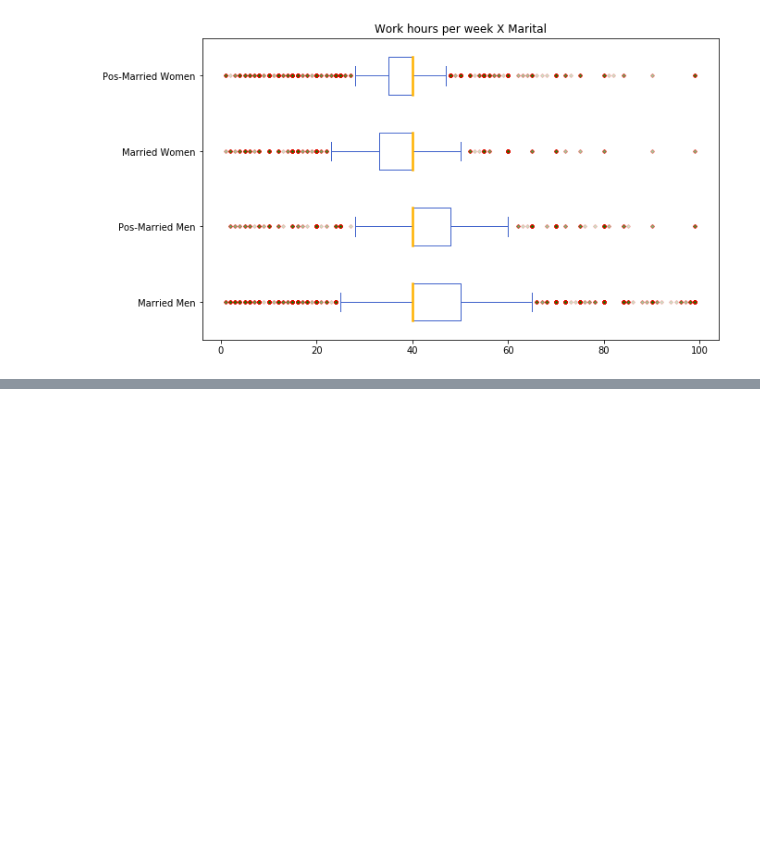
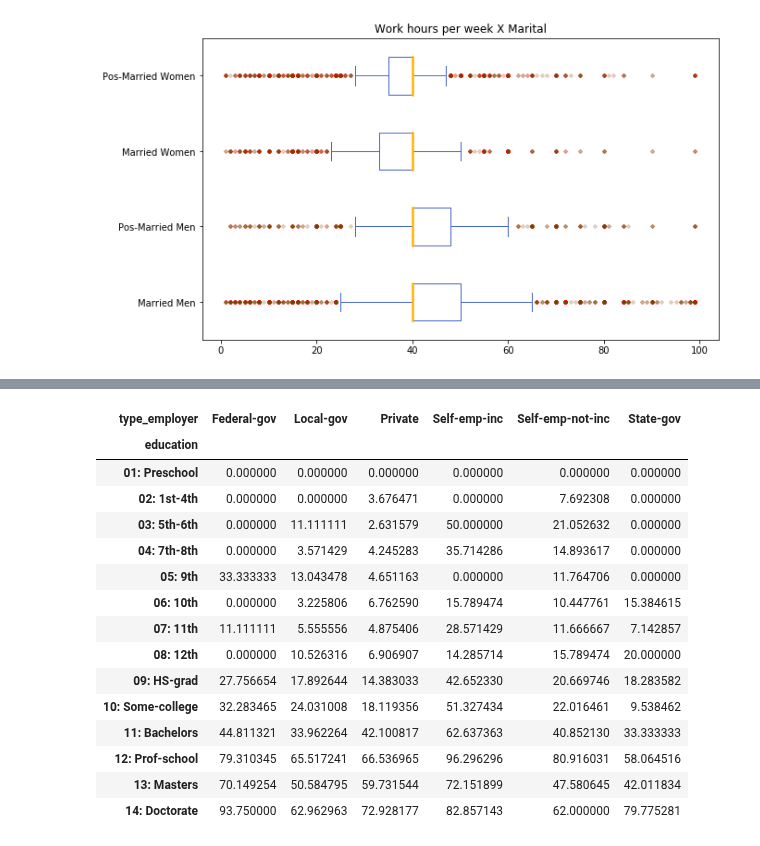
Before and after one commit to Pedalves/DataScience, a Jupyter notebook: ExploratoryDataAnalysis.ipynb, the cells around one changed output, grey strips where cells are left out. Cells and saved outputs as stored; diff of their text form; code cells hidden in the pictures; blank space fills up the shorter version.

```diff
--- a/ExploratoryDataAnalysis.ipynb
+++ b/ExploratoryDataAnalysis.ipynb
@@ -364,0 +390,4 @@ plt.show()
+# %%
+# Questão 4.1 - Obtendo apenas a parte que nos interessa do Data Frame original
+df_edu_workclass = df[['education','type_employer', 'income']]
+df_edu_workclass.head()
@@ -364,0 +493,5 @@ plt.show()
+# %%
+# Questão 4.4 - Renomeando colunas
+
+se_edu_workclass.columns = ['education', 'type_employer', '>50k_factor', 'count']
+se_edu_workclass.head()
@@ -364,0 +505,37 @@ plt.show()
+# %%
+# Questão 4.5 - Preparando dados para plotar
+
+import seaborn as sns
+
+# Criando Pivot Table para usar no heatMap
+pivot_edu_workclass = se_edu_workclass.pivot(index='education', columns='type_employer', values='>50k_factor' )
+
+# Removendo Dados que Nao Sabemos Avaliar
+pivot_edu_workclass.drop(['Never-worked'], axis = 1, inplace = True)
+pivot_edu_workclass.drop(['Without-pay'], axis = 1, inplace = True)
+pivot_edu_workclass.drop(['?'], axis = 1, inplace = True)
+
+pivot_edu_workclass.drop(['00: Assoc-acdm'], axis = 0, inplace = True)
+pivot_edu_workclass.drop(['00: Assoc-voc'], axis = 0, inplace = True)
+
+# Trocando NaN por 0
+pivot_edu_workclass.fillna(0, inplace=True)
+
+pivot_edu_workclass
+# %% [output]
+| type_employer | Federal-gov | Local-gov | Private | Self-emp-inc | Self-emp-not-inc | State-gov |
+| education |  |  |  |  |  |  |
+| 01: Preschool | 0.000000 | 0.000000 | 0.000000 | 0.000000 | 0.000000 | 0.000000 |
+| 02: 1st-4th | 0.000000 | 0.000000 | 3.676471 | 0.000000 | 7.692308 | 0.000000 |
+| 03: 5th-6th | 0.000000 | 11.111111 | 2.631579 | 50.000000 | 21.052632 | 0.000000 |
+| 04: 7th-8th | 0.000000 | 3.571429 | 4.245283 | 35.714286 | 14.893617 | 0.000000 |
+| 05: 9th | 33.333333 | 13.043478 | 4.651163 | 0.000000 | 11.764706 | 0.000000 |
+| 06: 10th | 0.000000 | 3.225806 | 6.762590 | 15.789474 | 10.447761 | 15.384615 |
+| 07: 11th | 11.111111 | 5.555556 | 4.875406 | 28.571429 | 11.666667 | 7.142857 |
+| 08: 12th | 0.000000 | 10.526316 | 6.906907 | 14.285714 | 15.789474 | 20.000000 |
+| 09: HS-grad | 27.756654 | 17.892644 | 14.383033 | 42.652330 | 20.669746 | 18.283582 |
+| 10: Some-college | 32.283465 | 24.031008 | 18.119356 | 51.327434 | 22.016461 | 9.538462 |
+| 11: Bachelors | 44.811321 | 33.962264 | 42.100817 | 62.637363 | 40.852130 | 33.333333 |
+| 12: Prof-school | 79.310345 | 65.517241 | 66.536965 | 96.296296 | 80.916031 | 58.064516 |
+| 13: Masters | 70.149254 | 50.584795 | 59.731544 | 72.151899 | 47.580645 | 42.011834 |
+| 14: Doctorate | 93.750000 | 62.962963 | 72.928177 | 82.857143 | 62.000000 | 79.775281 |
```
Also changed, not shown: parts of 21 cells of this notebook.
